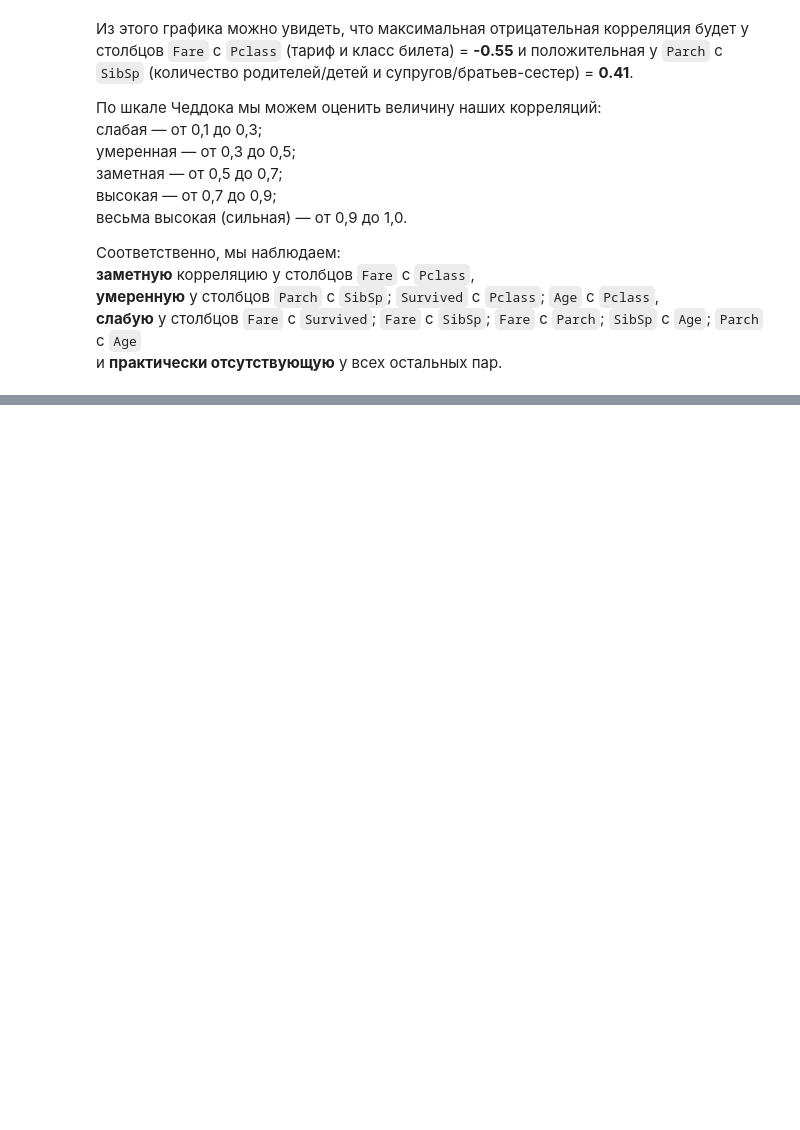
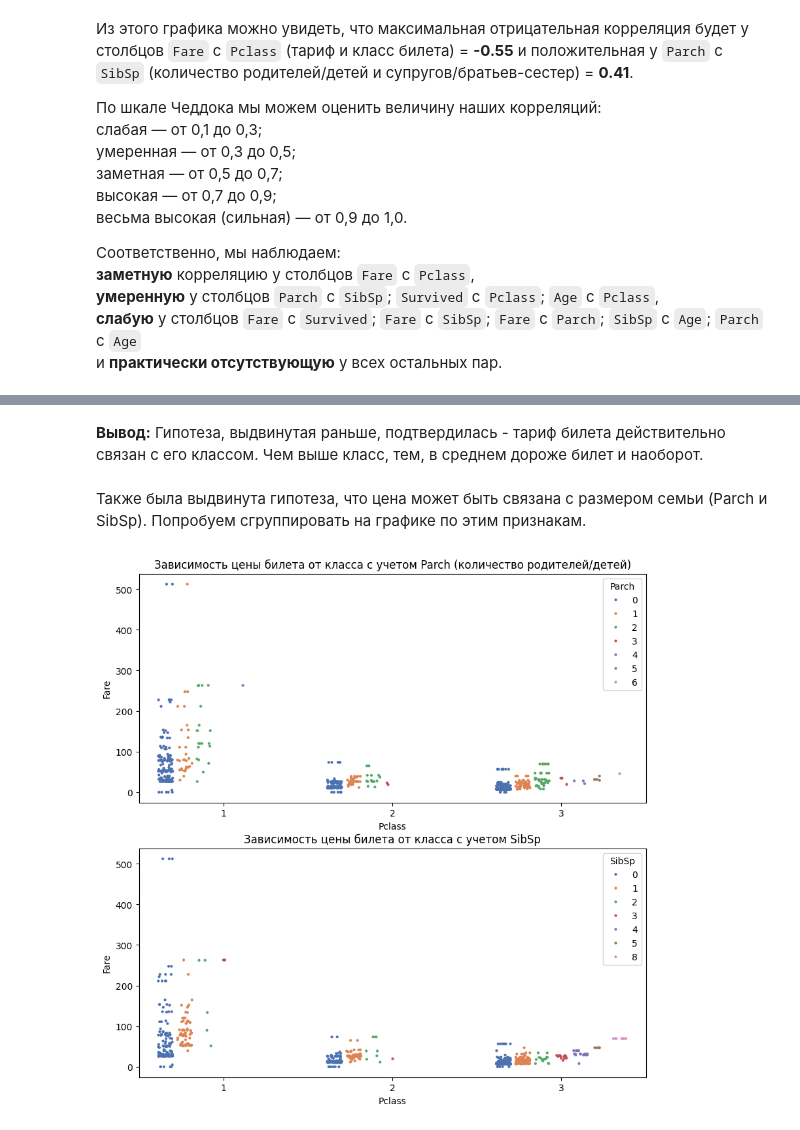
Before and after one commit to VenerinnaWolf/learning-airflow, a Jupyter notebook: python_tasks/combined/combined.ipynb, the cells around one changed output, grey strips where cells are left out. Cells and saved outputs as stored; diff of their text form; code cells hidden in the pictures; blank space fills up the shorter version.

```diff
--- a/python_tasks/combined/combined.ipynb
+++ b/python_tasks/combined/combined.ipynb
@@ -370,0 +426,17 @@ plt.show()
+# %% [markdown]
+**Вывод:** Гипотеза, выдвинутая раньше, подтвердилась - тариф билета действительно связан с его классом. Чем выше класс, тем, в среднем дороже билет и наоборот.
+# %% [markdown]
+Также была выдвинута гипотеза, что цена может быть связана с размером семьи (Parch и SibSp). Попробуем сгруппировать на графике по этим признакам.
+# %%
+fig, ax = plt.subplots(2, 1, figsize=(10,10))
+sns.stripplot(data=df_copy, x=max_idx[0], y=max_idx[1], hue='Parch',
+              palette='deep', size=3, jitter=0.3, dodge=True, ax=ax[0])
+ax[0].set_title(f'Зависимость цены билета от класса с учетом Parch (количество родителей/детей)')
+
+sns.stripplot(data=df_copy, x=max_idx[0], y=max_idx[1], hue='SibSp',
+              palette='deep', size=3, jitter=0.3, dodge=True, ax=ax[1])
+ax[1].set_title(f'Зависимость цены билета от класса с учетом SibSp')
+
+plt.show()
+# %% [output]
+[figure, added]
```
Also changed, not shown: parts of 6 cells of this notebook.
